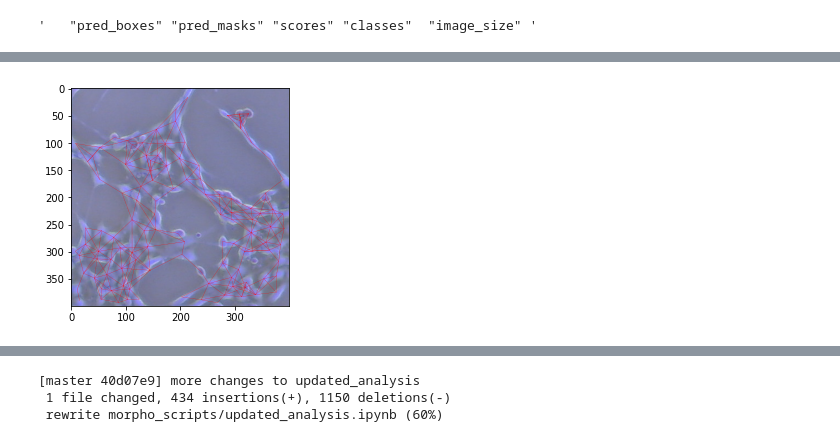
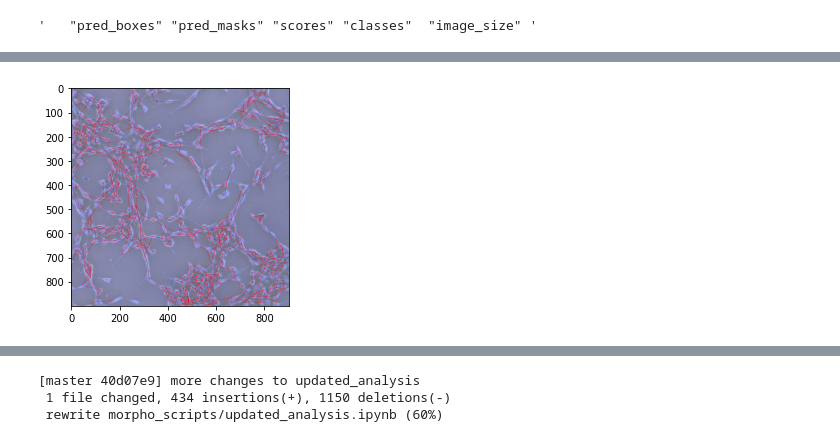
Before and after one commit to trevor-chan/research, a Jupyter notebook: morpho_scripts/updated_analysis.ipynb, the cells around one changed output, grey strips where cells are left out. Saved outputs shown, nothing was run; the diff lists cells and outputs as text; code cells hidden in the pictures.

```diff
--- a/morpho_scripts/updated_analysis.ipynb
+++ b/morpho_scripts/updated_analysis.ipynb
@@ -53,7 +53,7 @@ import hdbscan
 # %%
 #load model output into instances dict:
 instances = {}
-with open('instances_tiny.data', 'rb') as filehandle:
+with open('instances_small.data', 'rb') as filehandle:
 #with open('instances.data', 'rb') as filehandle:
     instances = pickle.load(filehandle)
 
@@ -143,17 +143,17 @@ def plot_adjacencies(centroid_list, adjacency_list, img):
     plt.savefig('out.png', bbox_inches='tight', dpi = 300)
     plt.show()
 # %%
-image_path = 'cl5-1111-tiny.JPG'
+image_path = 'cl5-1111-small.JPG'
 img = np.array(Image.open(image_path))
 
 centroid_list = [ (((box[0]+box[2])/2).item() , ((box[1]+box[3])/2).item()) for box in instances["pred_boxes"] ]
 #print(len(centroid_list))
 centroid_list = np.array(centroid_list)
 
 plot_adjacencies(centroid_list, adjacency_list, img)
 #plt.savefig('out.png', bbox_inches='tight')
 # %% [output]
-[figure, old version]
+[figure, new version]
 # %%
 import pickle
 
```
Also changed, not shown: parts of 4 cells of this notebook, 1 other file.
